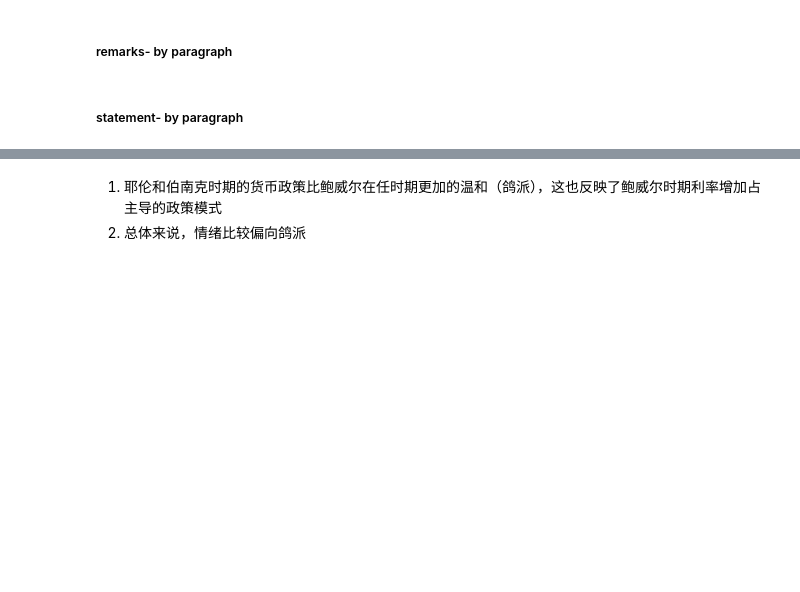
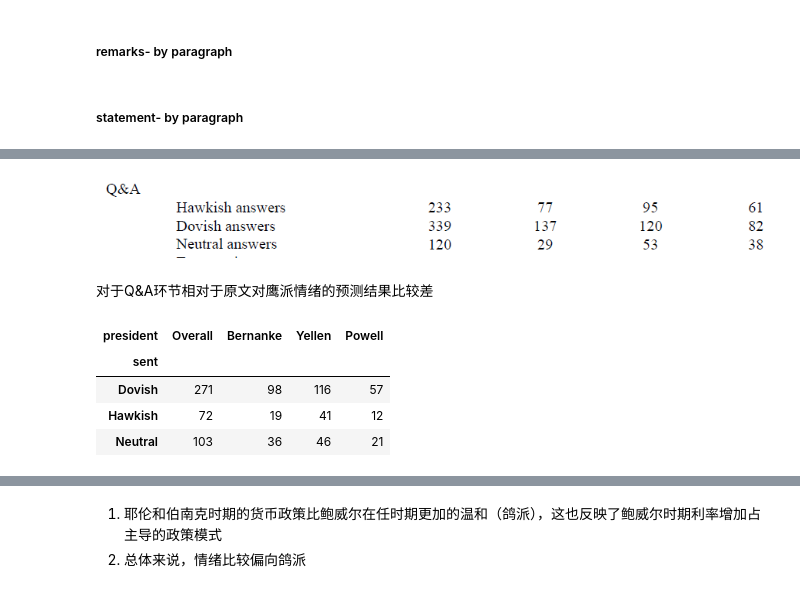
Before and after one commit to WHUFT/WHU_FinTech_Workshop, a Jupyter notebook: 10-研究方法学习班/15-Tidy Finance & Empirical Asset Pricing/09_text and voice/The_voice_of_monetary_policy_text_part.ipynb, the cells around one changed output, grey strips where cells are left out. Drawn from its saved outputs; the diff is of its cells as text; code cells hidden in the pictures; blank space fills up the shorter version.

```diff
--- a/10-研究方法学习班/15-Tidy Finance & Empirical Asset Pricing/09_text and voice/The_voice_of_monetary_policy_text_part.ipynb
+++ b/10-研究方法学习班/15-Tidy Finance & Empirical Asset Pricing/09_text and voice/The_voice_of_monetary_policy_text_part.ipynb
@@ -524,7 +535,12 @@ pred_answers = (pred_answers.get(["date","sent"]).rename(columns={"sent":"sent_a
 # %%
 pred_remarks = pd.read_excel(input_file, sheet_name='remarks_bert', engine="openpyxl")
 # %%
-pred_remarks = (pred_remarks.get(["date","sent"]).rename(columns={"sent":"sent_re"}))
+pred_remarks_day = (pred_remarks
+                .get(["date","sent"])
+                .rename(columns={"sent":"sent_re"})
+                .groupby("date",group_keys=False)
+                .aggregate(sent_re =("sent_re", lambda x: np.mean(x)))
+                .reset_index())
 # %% [markdown]
 ##### statement- by paragraph
 # %%
@@ -582,0 +595,12 @@ pre=(pre
+# %% [markdown]
+![image-2.png](attachment:image-2.png)
+# %% [markdown]
+对于Q&A环节相对于原文对鹰派情绪的预测结果比较差
+# %%
+statis_pre(pred_remarks)
+# %% [output]
+| president | Overall | Bernanke | Yellen | Powell |
+| sent |  |  |  |  |
+| Dovish | 271 | 98 | 116 | 57 |
+| Hawkish | 72 | 19 | 41 | 12 |
+| Neutral | 103 | 36 | 46 | 21 |
```
Also changed, not shown: parts of 29 cells of this notebook.
